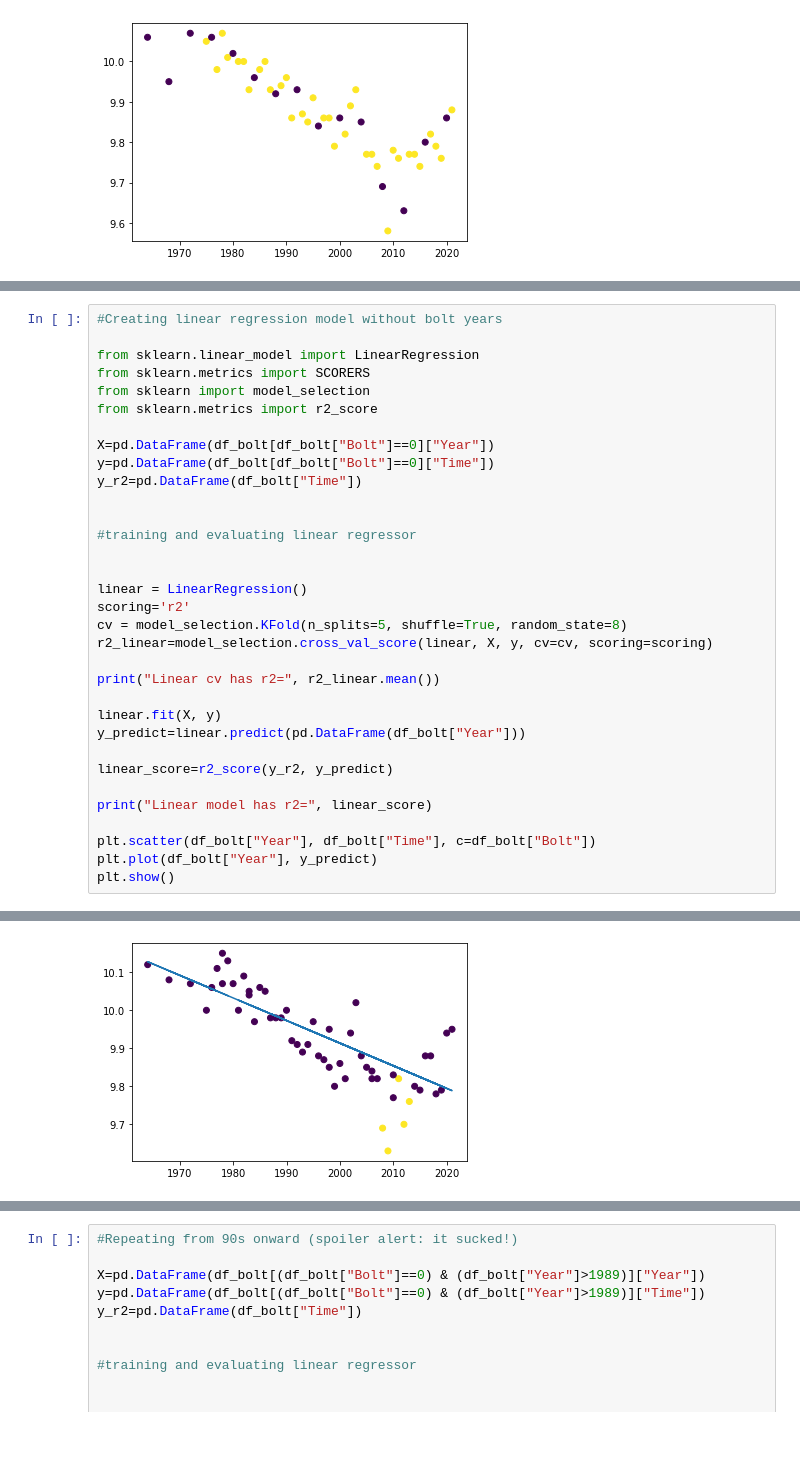
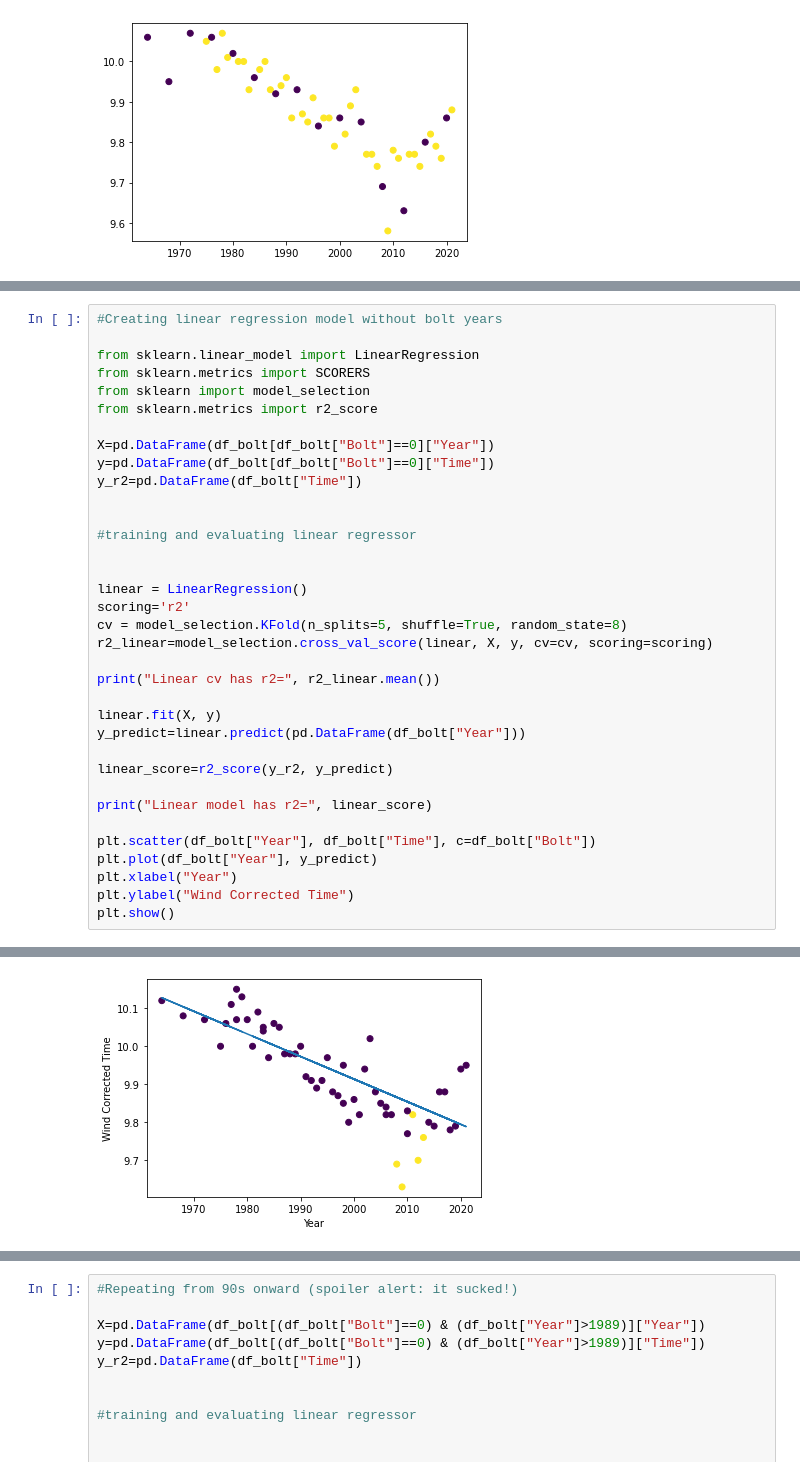
Before and after one commit to fonseca-carlos/100mdash, a Jupyter notebook: start.ipynb, the cells around one changed output, grey strips where cells are left out. Cells and saved outputs as stored; diff of their text form; blank space fills up the shorter version.

```diff
--- a/start.ipynb
+++ b/start.ipynb
@@ -110,5 +112,7 @@ print("Linear model has r2=", linear_score)
 
 plt.scatter(df_bolt["Year"], df_bolt["Time"], c=df_bolt["Bolt"])
 plt.plot(df_bolt["Year"], y_predict)
+plt.xlabel("Year")
+plt.ylabel("Wind Corrected Time")
 plt.show()
 # %% [output]
@@ -117,4 +121,4 @@ Linear model has r2= 0.638222649881512
-[figure, old version]
+[figure, new version]
 # %%
 #So, when would we expect to see someone break Bolt`s 100m record?
 
```
Also changed, not shown: parts of 3 cells of this notebook.
